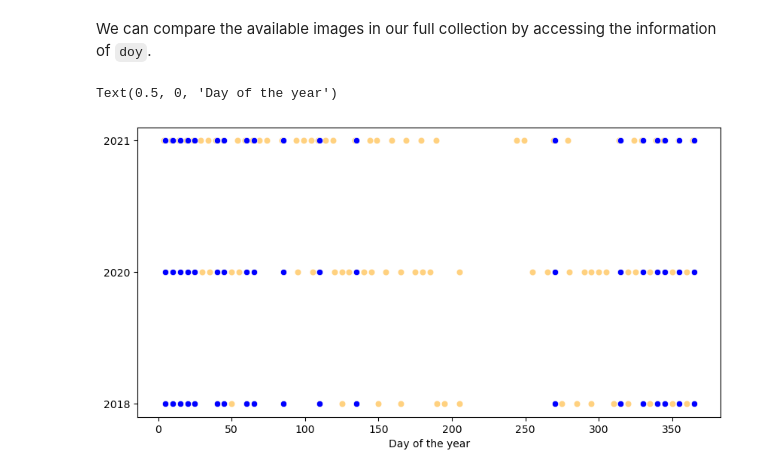
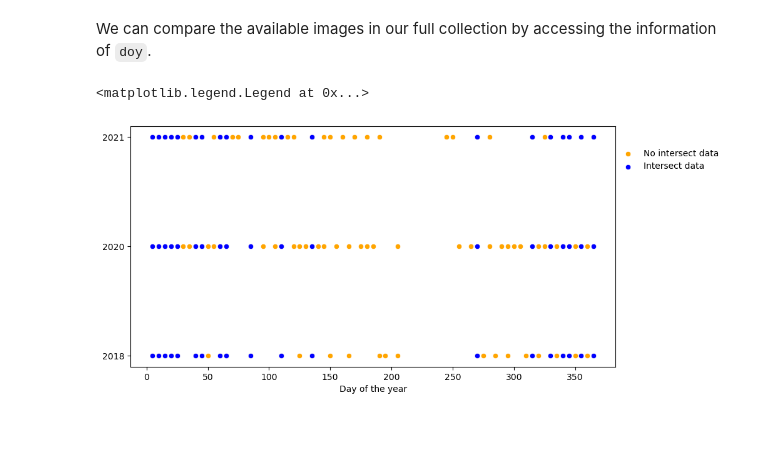
Before and after one commit to EdgarJoao30/mtda, a Jupyter notebook: example_s2.ipynb, the cells around one changed output. Cells and saved outputs as stored; diff of their text form; code cells hidden in the pictures; blank space fills up the shorter version.

```diff
--- a/example_s2.ipynb
+++ b/example_s2.ipynb
@@ -149,12 +149,17 @@ inter = np.intersect1d(np.intersect1d(data[0].doy, data[1].doy), data[2].doy + 1
 # %%
 plt.figure(figsize= (10, 5))
 
 for i, dat in enumerate(data):
-    sns.scatterplot(x = dat.doy, y = i, color = 'orange', alpha = .5)
-    sns.scatterplot(x = inter, y = i, color = 'b')
+    if i == 2:
+        sns.scatterplot(x = dat.doy + 1, y = i, color = 'orange')
+        sns.scatterplot(x = inter, y = i, color = 'b')
+    else:
+        sns.scatterplot(x = dat.doy, y = i, color = 'orange')
+        sns.scatterplot(x = inter, y = i, color = 'b')
 
 plt.yticks(ticks = [0, 1, 2], labels = ['2018', '2020', '2021'])
 plt.xlabel('Day of the year')
+plt.legend(["No intersect data", "Intersect data"], loc=(1,0.8), frameon=False)
 # %% [output]
-Text(0.5, 0, 'Day of the year')
+<matplotlib.legend.Legend at 0x...>
-[figure, old version]
+[figure, new version]
```
Also changed, not shown: parts of 6 cells of this notebook, 4 other files.
